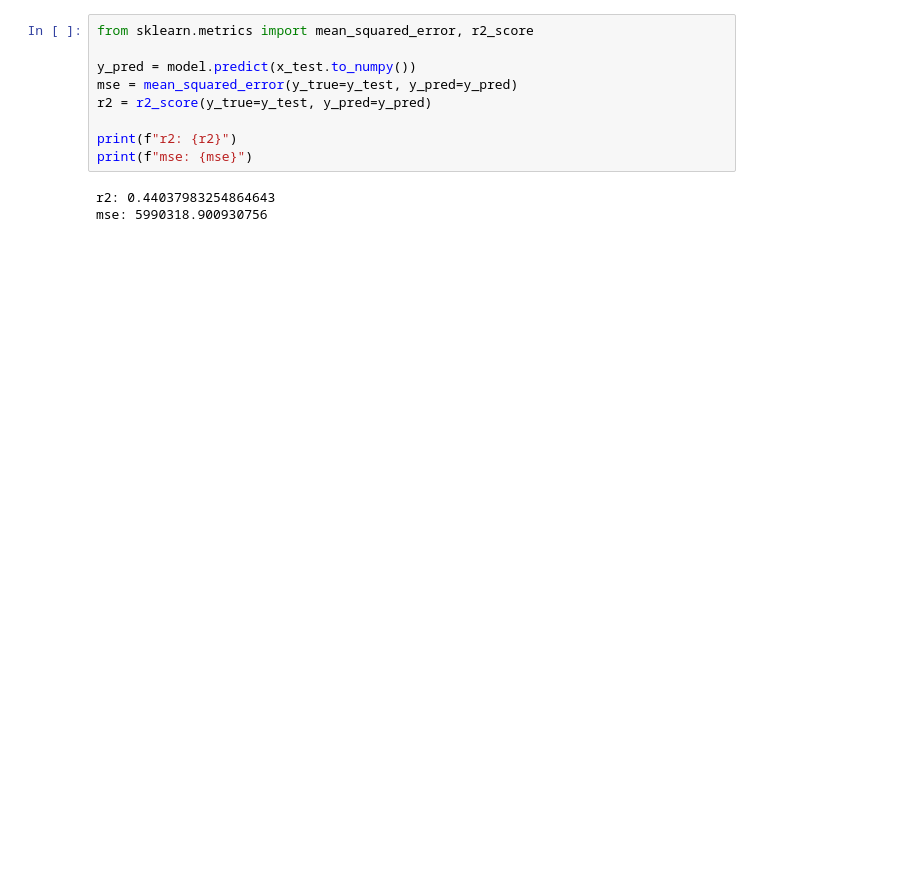
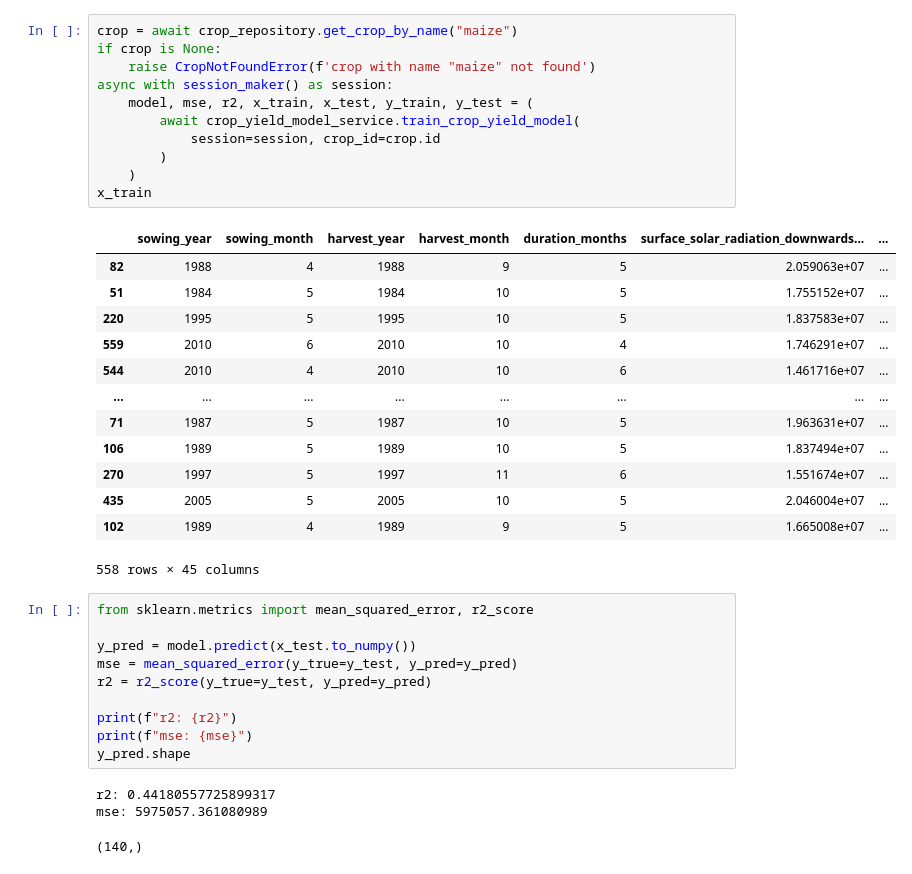
Before and after one commit to PeppeOsmio/tesi, a Jupyter notebook: crop_yield_model.ipynb, the cells around one changed output. Drawn from its saved outputs; the diff is of its cells as text; blank space fills up the shorter version.

```diff
--- a/crop_yield_model.ipynb
+++ b/crop_yield_model.ipynb
@@ -47,3 +39,28 @@ To enable the following instructions: AVX2 FMA, in other operations, rebuild Ten
+# %%
+crop = await crop_repository.get_crop_by_name("maize")
+if crop is None:
+    raise CropNotFoundError(f'crop with name "maize" not found')
+async with session_maker() as session:
+    model, mse, r2, x_train, x_test, y_train, y_test = (
+        await crop_yield_model_service.train_crop_yield_model(
+            session=session, crop_id=crop.id
+        )
+    )
+x_train
+# %% [output]
+|  | sowing_year | sowing_month | harvest_year | harvest_month | duration_months | surface_solar_radiation_downwards... | ... |
+| 82 | 1988 | 4 | 1988 | 9 | 5 | 2.059063e+07 | ... |
+| 51 | 1984 | 5 | 1984 | 10 | 5 | 1.755152e+07 | ... |
+| 220 | 1995 | 5 | 1995 | 10 | 5 | 1.837583e+07 | ... |
+| 559 | 2010 | 6 | 2010 | 10 | 4 | 1.746291e+07 | ... |
+| 544 | 2010 | 4 | 2010 | 10 | 6 | 1.461716e+07 | ... |
+| ... | ... | ... | ... | ... | ... | ... | ... |
+| 71 | 1987 | 5 | 1987 | 10 | 5 | 1.963631e+07 | ... |
+| 106 | 1989 | 5 | 1989 | 10 | 5 | 1.837494e+07 | ... |
+| 270 | 1997 | 5 | 1997 | 11 | 6 | 1.551674e+07 | ... |
+| 435 | 2005 | 5 | 2005 | 10 | 5 | 2.046004e+07 | ... |
+| 102 | 1989 | 4 | 1989 | 9 | 5 | 1.665008e+07 | ... |
+558 rows × 45 columns
 # %%
 from sklearn.metrics import mean_squared_error, r2_score
 
@@ -53,9 +70,11 @@ r2 = r2_score(y_true=y_test, y_pred=y_pred)
 
 print(f"r2: {r2}")
 print(f"mse: {mse}")
+y_pred.shape
 # %% [output]
-r2: 0.44037983254864643
-mse: 5990318.900930756
+r2: 0.44180557725899317
+mse: 5975057.361080989
+(140,)
 # %%
 result_df = x_test.copy()
 result_df = result_df.reset_index(drop=True)
```
Also changed, not shown: parts of 2 cells of this notebook, 24 other files.
